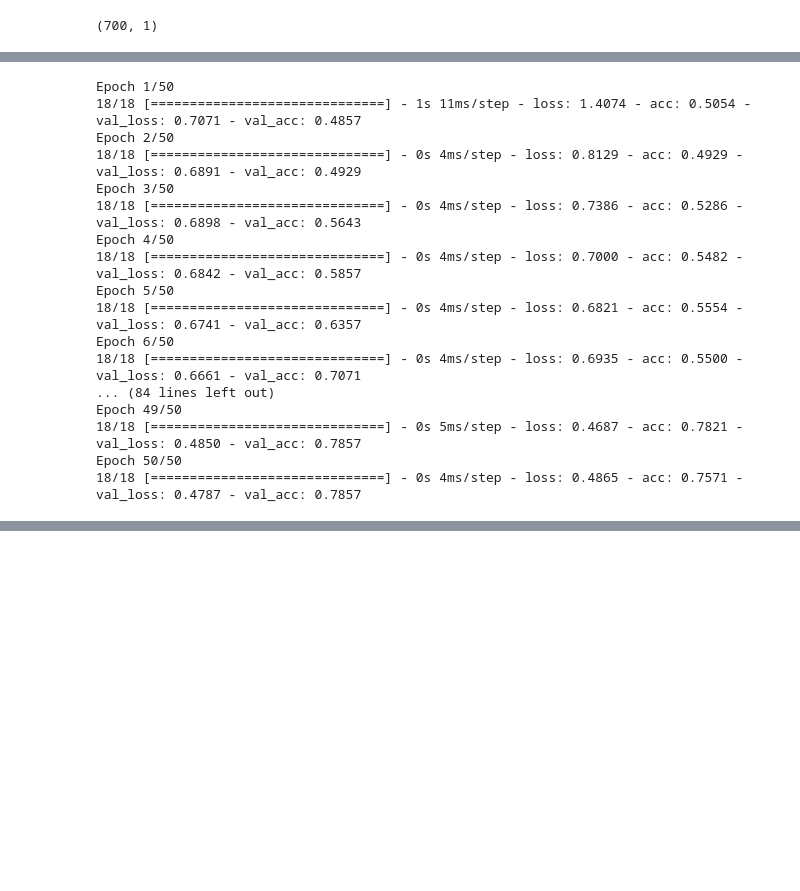
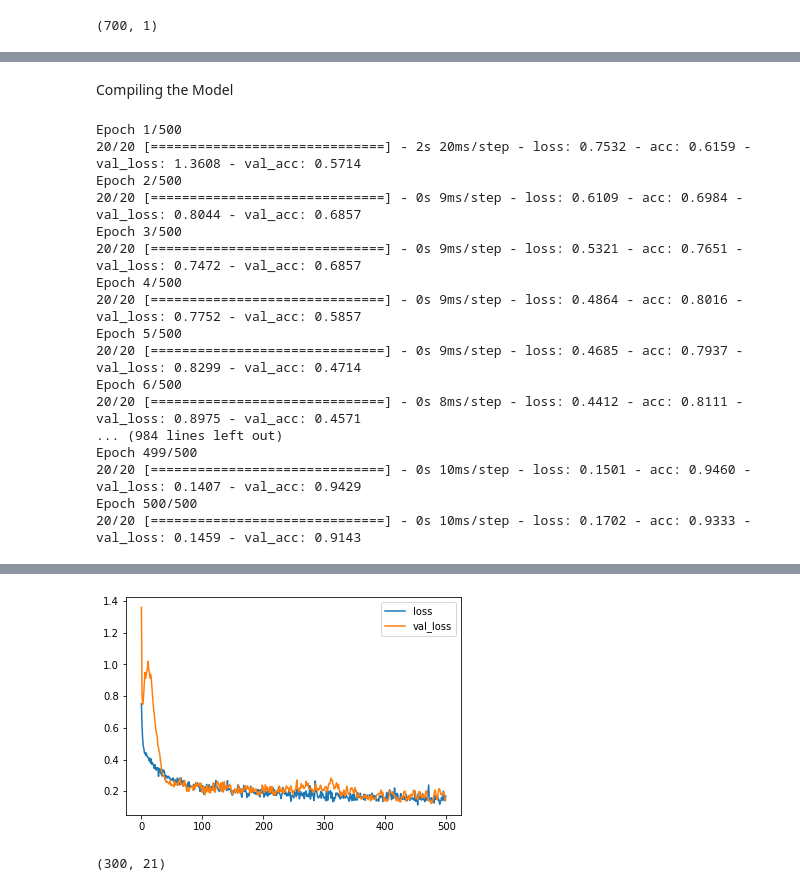
Before and after one commit to Arush0113/CE784, a Jupyter notebook: Arush_190181_Assignment1_CE784.ipynb, the cells around one changed output, grey strips where cells are left out. Saved outputs shown, nothing was run; the diff lists cells and outputs as text; code cells hidden in the pictures; blank space fills up the shorter version.

```diff
--- a/Arush_190181_Assignment1_CE784.ipynb
+++ b/Arush_190181_Assignment1_CE784.ipynb
@@ -273,0 +218,2 @@ _________________________________________________________________
+# %%
+y = tf.keras.utils.to_categorical(y)
@@ -274,8 +239,22 @@ _________________________________________________________________
+# %%
+input_shape = [x.shape[1]]
+
+mlp = keras.Sequential([
+    layers.BatchNormalization(input_shape=input_shape),
+    layers.Dense(32, activation='relu'),
+    layers.Dropout(0.1),
+    layers.BatchNormalization(),
+    layers.Dense(16, activation='relu'),
+    layers.Dropout(0.1),
+    layers.BatchNormalization(),
+    layers.Dense(2, activation = 'sigmoid'),
+])
+# %% [markdown]
+Compiling the Model
 # %%
 # Compiling the model
-mlp_earlystop = EarlyStopping(patience = 10, min_delta = 0.001, monitor = 'val_acc')
 
-path = 'mlp_checkpoint/checkpoint_{epoch:02d}';
+path = 'mlp_Raveling_NR_checkpoint/checkpoint_{epoch:02d}';
 mlp_checkpoint = ModelCheckpoint(filepath = path,
                             verbose = 1,
                             monitor = 'val_acc',
@@ -285,22 +264,22 @@ mlp_checkpoint = ModelCheckpoint(filepath = path,
 
 mlp.compile(loss = 'binary_crossentropy', metrics = ['acc'], optimizer = 'adam')
 # %%
-mlp_history = mlp.fit(x = x_train, y = y_train, validation_data = (x_val, y_val), epochs = 50)
+mlp_history = mlp.fit(x = x, y = y, validation_split = 0.1, epochs = 500, callbacks = [mlp_checkpoint])
 # %% [output]
-Epoch 1/50
-18/18 [==============================] - 1s 11ms/step - loss: 1.4074 - acc: 0.5054 - val_loss: 0.7071 - val_acc: 0.4857
-Epoch 2/50
-18/18 [==============================] - 0s 4ms/step - loss: 0.8129 - acc: 0.4929 - val_loss: 0.6891 - val_acc: 0.4929
-Epoch 3/50
-18/18 [==============================] - 0s 4ms/step - loss: 0.7386 - acc: 0.5286 - val_loss: 0.6898 - val_acc: 0.5643
-Epoch 4/50
-18/18 [==============================] - 0s 4ms/step - loss: 0.7000 - acc: 0.5482 - val_loss: 0.6842 - val_acc: 0.5857
-Epoch 5/50
-18/18 [==============================] - 0s 4ms/step - loss: 0.6821 - acc: 0.5554 - val_loss: 0.6741 - val_acc: 0.6357
-Epoch 6/50
-18/18 [==============================] - 0s 4ms/step - loss: 0.6935 - acc: 0.5500 - val_loss: 0.6661 - val_acc: 0.7071
-... (84 lines left out)
-Epoch 49/50
-18/18 [==============================] - 0s 5ms/step - loss: 0.4687 - acc: 0.7821 - val_loss: 0.4850 - val_acc: 0.7857
-Epoch 50/50
-18/18 [==============================] - 0s 4ms/step - loss: 0.4865 - acc: 0.7571 - val_loss: 0.4787 - val_acc: 0.7857
+Epoch 1/500
+20/20 [==============================] - 2s 20ms/step - loss: 0.7532 - acc: 0.6159 - val_loss: 1.3608 - val_acc: 0.5714
+Epoch 2/500
+20/20 [==============================] - 0s 9ms/step - loss: 0.6109 - acc: 0.6984 - val_loss: 0.8044 - val_acc: 0.6857
+Epoch 3/500
+20/20 [==============================] - 0s 9ms/step - loss: 0.5321 - acc: 0.7651 - val_loss: 0.7472 - val_acc: 0.6857
+Epoch 4/500
+20/20 [==============================] - 0s 9ms/step - loss: 0.4864 - acc: 0.8016 - val_loss: 0.7752 - val_acc: 0.5857
+Epoch 5/500
+20/20 [==============================] - 0s 9ms/step - loss: 0.4685 - acc: 0.7937 - val_loss: 0.8299 - val_acc: 0.4714
+Epoch 6/500
+20/20 [==============================] - 0s 8ms/step - loss: 0.4412 - acc: 0.8111 - val_loss: 0.8975 - val_acc: 0.4571
+... (984 lines left out)
+Epoch 499/500
+20/20 [==============================] - 0s 10ms/step - loss: 0.1501 - acc: 0.9460 - val_loss: 0.1407 - val_acc: 0.9429
+Epoch 500/500
+20/20 [==============================] - 0s 10ms/step - loss: 0.1702 - acc: 0.9333 - val_loss: 0.1459 - val_acc: 0.9143
@@ -382,0 +286,5 @@ for i in range(len(images_test)):
+# %%
+history_df = pd.DataFrame(mlp_history.history)
+history_df.loc[0:, ['loss', 'val_loss']].plot()
+print(("Minimum Validation Loss: {:0.4f}").format(history_df['val_loss'].min()))
+# %% [output]
@@ -382,0 +292 @@ for i in range(len(images_test)):
+[figure, added]
@@ -387,6 +344,10 @@ data_test = {"mean_b":mean_b, "mean_g":mean_g, "mean_r":mean_r, "std_b":std_b, "
         }
 
 df_test = pd.DataFrame(data_test)
+# %%
+df_test.shape
+# %% [output]
+(300, 21)
 # %%
 x_test = df_test.to_numpy()
 # %%
```
Also changed, not shown: parts of 43 cells of this notebook.
